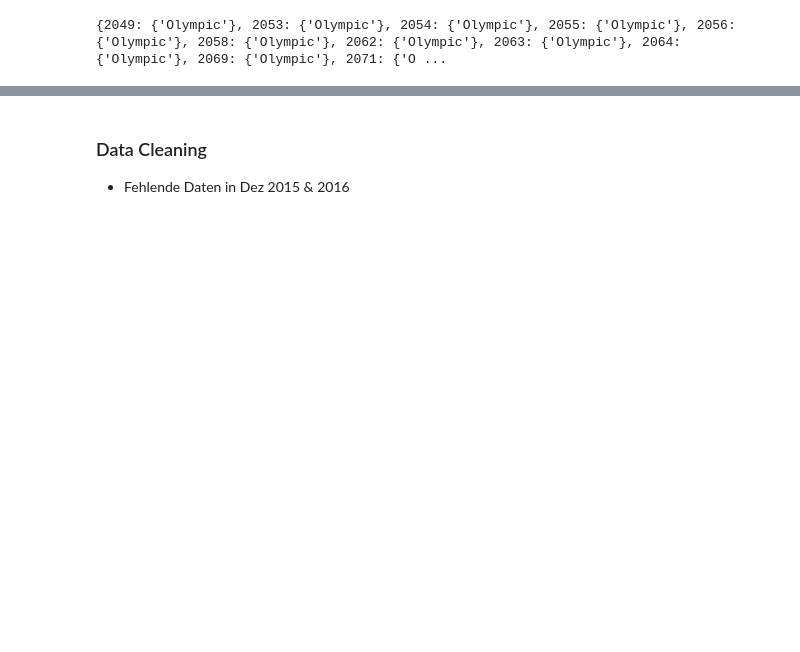
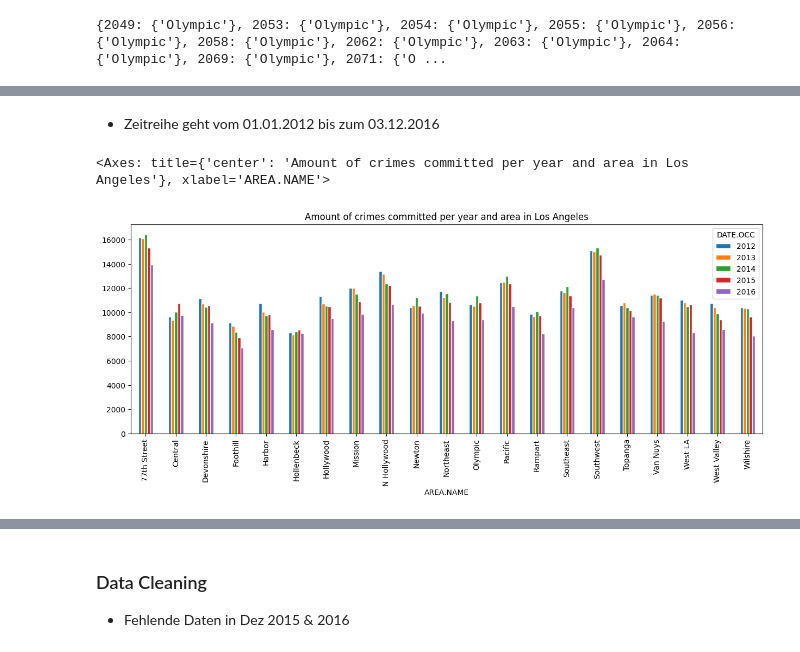
Before and after one commit to dominikth13/BI_Project, a Jupyter notebook: data_analysis.ipynb, the cells around one changed output, grey strips where cells are left out. Cells and saved outputs as stored; diff of their text form; code cells hidden in the pictures; blank space fills up the shorter version.

Commit message:
Data selection

```diff
--- a/data_analysis.ipynb
+++ b/data_analysis.ipynb
@@ -53,0 +100,6 @@ print(rd_to_area)
+# %%
+# Reformat the date from String to Date
+csv_data['DATE.OCC'] = pd.to_datetime(csv_data['DATE.OCC'])
+# Create a sorted table
+data_sorted_by_date_occ = csv_data.sort_values(by='DATE.OCC')
+data_sorted_by_date_occ.head()
@@ -53,0 +122,14 @@ print(rd_to_area)
+# %% [markdown]
+- Zeitreihe geht vom 01.01.2012 bis zum 03.12.2016
+# %%
+import datetime
+
+# Create dataset with year instead of date
+data_with_year = data_sorted_by_date_occ.copy()
+data_with_year['DATE.OCC'] = data_with_year['DATE.OCC'].dt.year
+
+only_date_and_area = data_with_year[['AREA.NAME','DATE.OCC','DR.NO']]
+only_date_and_area.groupby(['AREA.NAME','DATE.OCC'])['DR.NO'].count().unstack('DATE.OCC').plot(kind='bar', title='Amount of crimes committed per year and area in Los Angeles', width=0.5, edgecolor='white', linewidth=1, figsize=(15, 5))
+# %% [output]
+<Axes: title={'center': 'Amount of crimes committed per year and area in Los Angeles'}, xlabel='AREA.NAME'>
+[figure, added]
```
Also changed, not shown: parts of 12 cells of this notebook.
